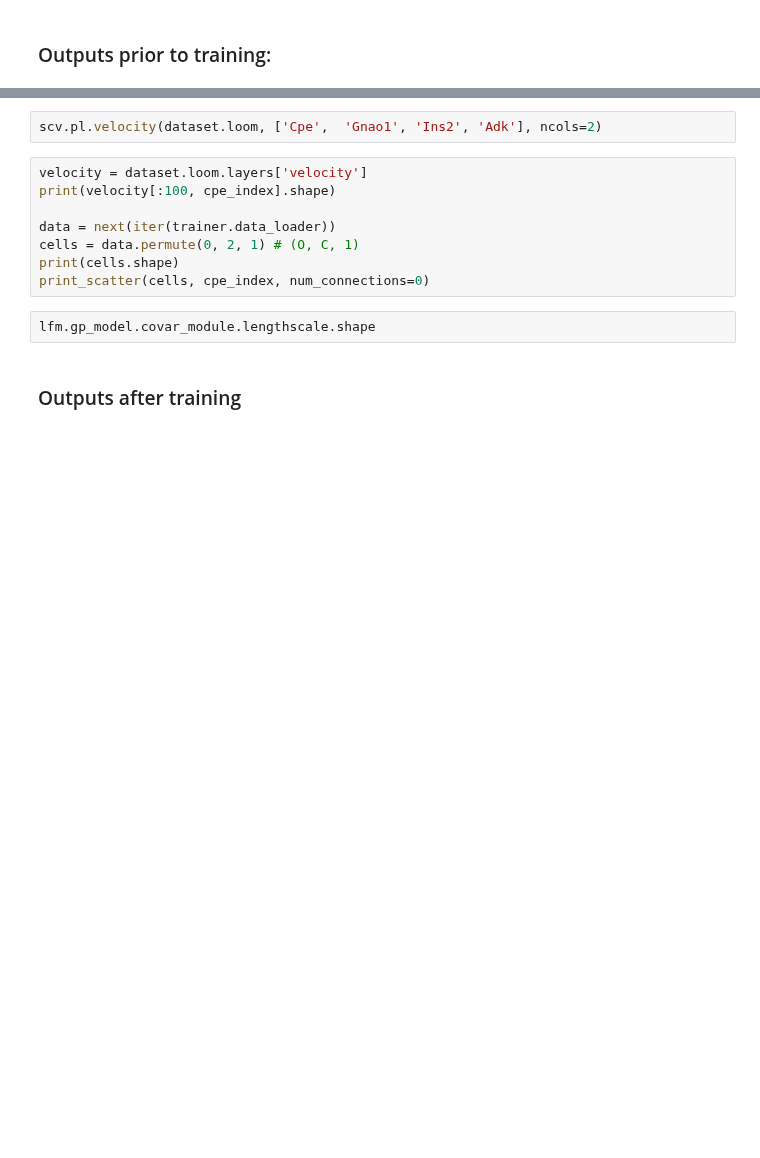
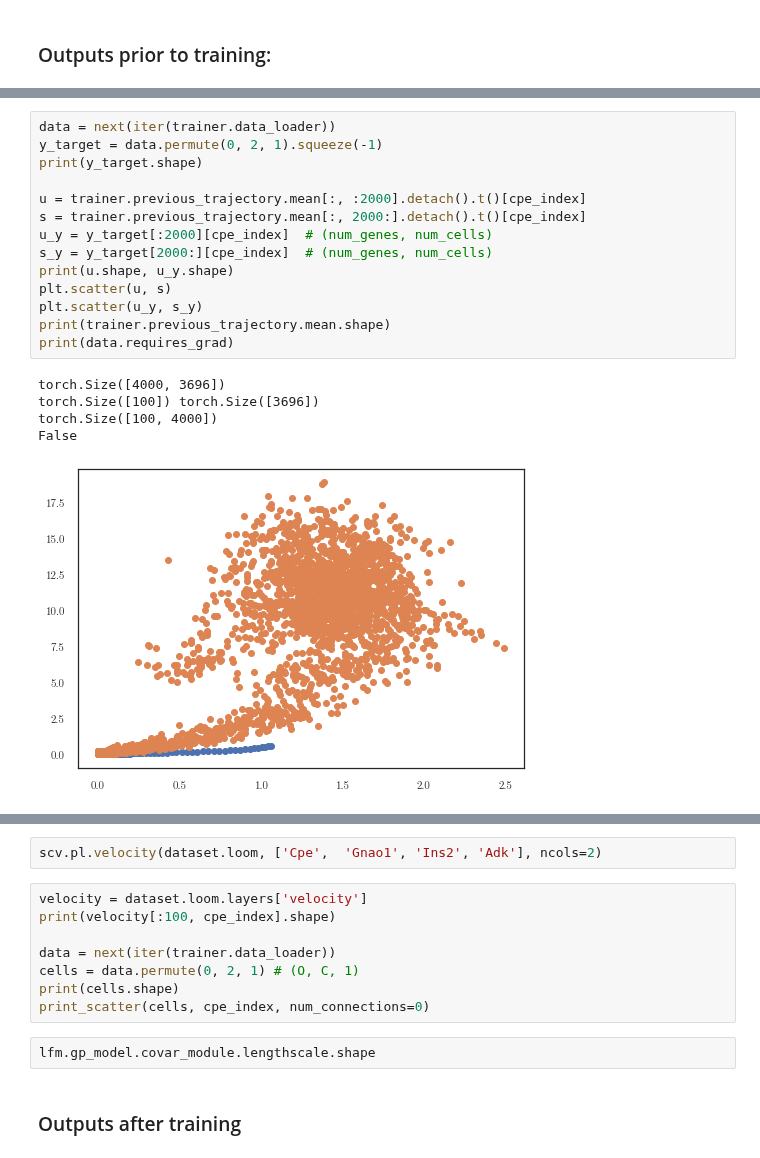
Before and after one commit to mossjacob/alfi, a Jupyter notebook: experiments/rnavelocity/rnavelocity.ipynb, the cells around one changed output, grey strips where cells are left out. Saved outputs shown, nothing was run; the diff lists cells and outputs as text; blank space fills up the shorter version.

```diff
--- a/experiments/rnavelocity/rnavelocity.ipynb
+++ b/experiments/rnavelocity/rnavelocity.ipynb
@@ -217,3 +182,23 @@ NotPSDError: Matrix not positive definite after repeatedly adding jitter up to 1
+# %%
+data = next(iter(trainer.data_loader))
+y_target = data.permute(0, 2, 1).squeeze(-1)
+print(y_target.shape)
+
+u = trainer.previous_trajectory.mean[:, :2000].detach().t()[cpe_index]
+s = trainer.previous_trajectory.mean[:, 2000:].detach().t()[cpe_index]
+u_y = y_target[:2000][cpe_index]  # (num_genes, num_cells)
+s_y = y_target[2000:][cpe_index]  # (num_genes, num_cells)
+print(u.shape, u_y.shape)
+plt.scatter(u, s)
+plt.scatter(u_y, s_y)
+print(trainer.previous_trajectory.mean.shape)
+print(data.requires_grad)
+# %% [output]
+torch.Size([4000, 3696])
+torch.Size([100]) torch.Size([3696])
+torch.Size([100, 4000])
+False
+[figure, added]
 # %%
 u = trainer.previous_trajectory.mean[:, :2000].detach()
 s = trainer.previous_trajectory.mean[:, 2000:].detach()
```
Also changed, not shown: parts of 13 cells of this notebook, 2 other files.
